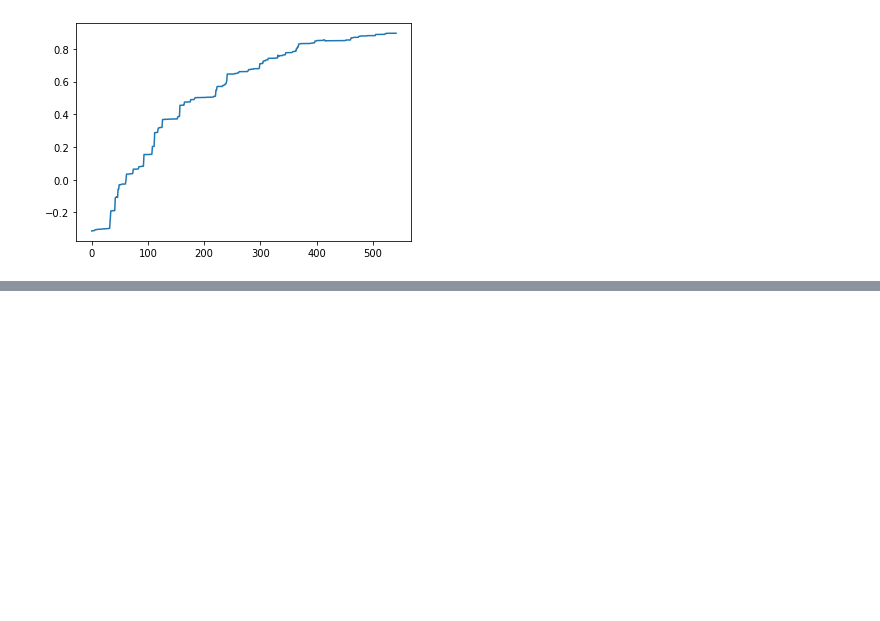
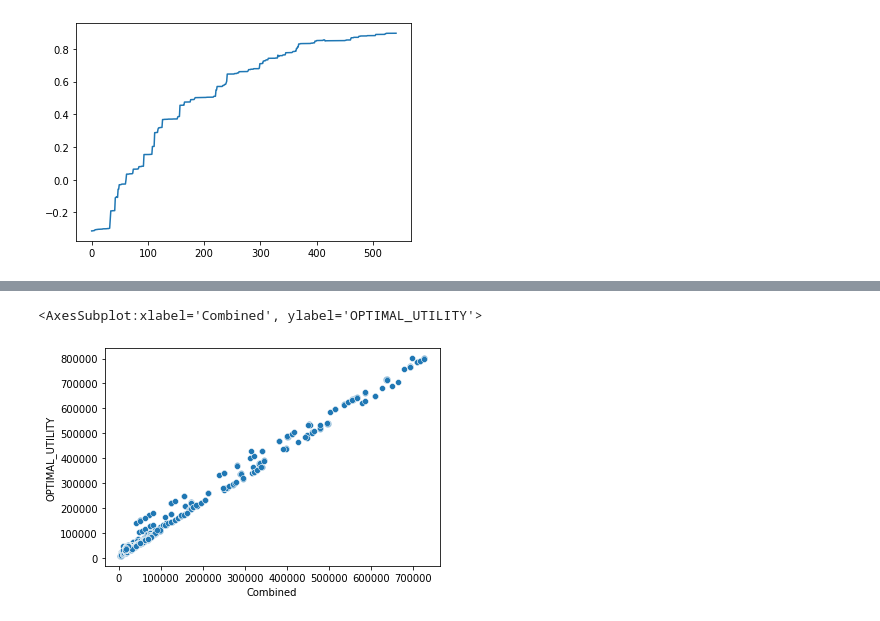
Before and after one commit to Phimanu/MachineLearningControl, a Jupyter notebook: systemIdentification/system_identification.ipynb, the cells around one changed output, grey strips where cells are left out. Cells and saved outputs as stored; diff of their text form; code cells hidden in the pictures; blank space fills up the shorter version.

Commit message:
add notebook for system identification with nonstationarity data

```diff
--- a/systemIdentification/system_identification.ipynb
+++ b/systemIdentification/system_identification.ipynb
@@ -185,3 +186,20 @@ run_ridge_online(X[['Combined']])
 - Train initial model, measure R^2 on test set
 - Monitor R^2 for all observations that were added later
 - If R^2 becomes too low, train a new model using the most recent observations, monitor R^2 for all observations that were added later
+# %%
+def load_data(path):
+    data = pd.read_csv(path).dropna(subset=['Shop'])[INPUT_FIELDS + [OUTPUT_FIELD]]
+    data['beta'] = data.apply(lambda row: row['PROVIDED_INTERFACE'] + (0 if row['PROVIDED_INTERFACE'] >= 2 else 1), axis=1)
+
+    data['Linear'] = data['RELIABILITY'] * data['CRITICALITY'] * (data['PROVIDED_INTERFACE'] + data['REQUIRED_INTERFACE'])
+    data['Saturating'] = data['RELIABILITY'] * \
+                        data['CRITICALITY'] * \
+                        data[' PMax'] * \
+                        np.tanh(data['alpha'] * \
+                        data['In Use REPLICA'] / data['LOAD']) * \
+                        (data['PROVIDED_INTERFACE'] + data['REQUIRED_INTERFACE'])
+    data['Discontinuous'] = data['RELIABILITY'] * data['CRITICALITY'] * (data['REQUIRED_INTERFACE'] + 1) * data['IMPORTANCE'] * data['beta'] * data['PROVIDED_INTERFACE'] - 10 * data['ADT']
+    data['Combined'] = data['RELIABILITY'] * data['CRITICALITY'] * data['IMPORTANCE'] * data['beta'] * data[' PMax'] * np.tanh(data['alpha'] * data['In Use REPLICA'] / data['LOAD']) *  (data['REQUIRED_INTERFACE'] + 1) - 10 * data['ADT']
+    return data
+# %%
+data_nonstationary = load_data('../data/TrainingmRUBiS_Theta0.01_NonStationary.csv')
@@ -187,0 +222,5 @@ run_ridge_online(X[['Combined']])
+# %%
+sn.scatterplot(x='Combined', y='OPTIMAL_UTILITY', data=data_nonstationary)
+# %% [output]
+<AxesSubplot:xlabel='Combined', ylabel='OPTIMAL_UTILITY'>
+[figure, added]
```
Also changed, not shown: parts of 8 cells of this notebook, 1 other file.
